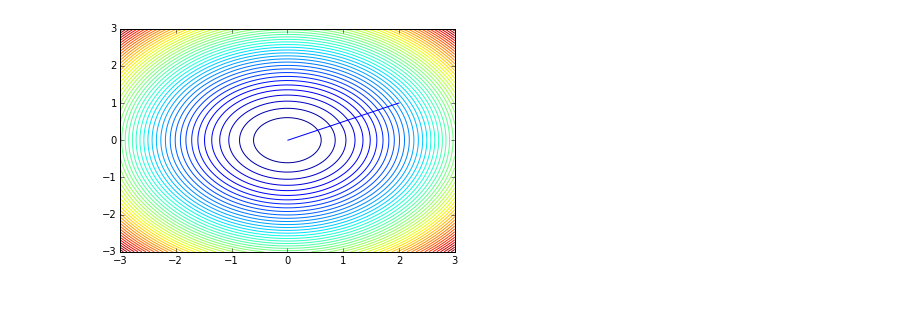
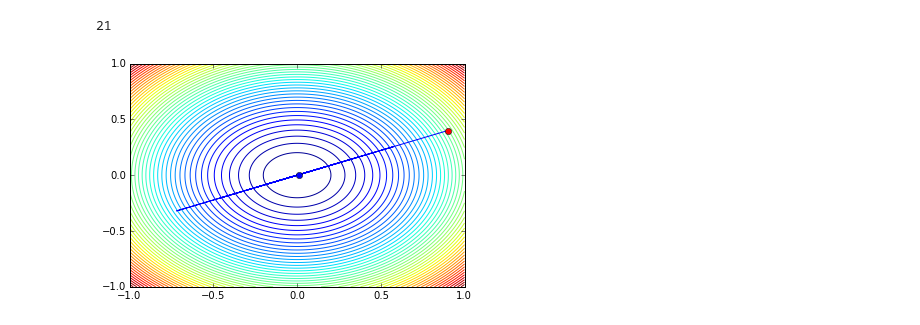
Before and after one commit to sebmart/6.867MachineLearning, a Jupyter notebook: Gradient Descent.ipynb, the cells around one changed output. Cells and saved outputs as stored; diff of their text form; code cells hidden in the pictures.

Commit message:
Finished Q1 & Q2
Still need to work on the figure legends.

```diff
--- a/Gradient Descent.ipynb
+++ b/Gradient Descent.ipynb
@@ -5,18 +6,32 @@ import matplotlib.pyplot as plt
 # %%
 def f(x):
-    y = x[0]**2 + x[1]**2
+    y = float(x[0])**2 + float(x[1])**2
     return y
+def f2(x):
+    y = 10*x[0]**2 + 10*x[1]**2
+    return y
+def gradf2(x):
+    g = np.array([20*x[0], 20*x[1]])
+    return g
 def h(x):
     y = (x[0]+2)**2 + (x[1]+4)**2 + (x[0]-3)**2 + (x[0]-2)**2
     return y
-def normal2D(x):
-    y = np.exp(-(x[0]**2 + x[1]**2)/2)
+def normal(x):
+    y = -np.exp(-(x[0]**2 + x[1]**2)/2)
     return y
 def normals(x):
     y = -np.exp(-(x[0]**2 + x[1]**2)/2) - np.exp(-((x[0]-3)**2 + (x[1]-3)**2)/2)
     return y
+def gradnormals(x):
+    y0 = x[0]*np.exp(-(x[0]**2 + x[1]**2)/2) + (x[0] - 3) *np.exp(-((x[0]-3)**2 + (x[1]-3)**2)/2)
+    y1 = x[1]*np.exp(-(x[0]**2 + x[1]**2)/2) + (x[1] - 3) *np.exp(-((x[0]-3)**2 + (x[1]-3)**2)/2)
+    y = np.array([y0, y1])
+    return y
 def nonconvex(x):
     y = x[0] * x[1]
+    return y
+def gradnonconvex(x):
+    y = np.array([x[1], x[0]])
     return y
 def g(x):
     y = x[0]**2 + x[1]**2 + x[2]**2
@@ -37,3 +52,8 @@ def gradient(f,x,epsilon):
     for i in range(len(x)):
         grad[i] = derivative(f, x, i, epsilon)
     return grad
+# %%
+x = np.array([1.,2.])
+print gradient(normal, x, 0.01)
+print gradient(f, x, 0.01)
+print gradient(nonconvex, x, 0.01)
@@ -121,11 +204,15 @@ plt.savefig("Figures/Q1/normals.png", dpi = 100)
 # %%
 fig = plt.figure()
-x = np.array([2.,1.])
-GD = gradientDescent(f,x,0.2,0.001,1000)
+x = np.array([0.9,0.4])
+GD = gradientDescent2(f2, gradf2,x,0.09,0.001,1000)
 plt.plot(GD[:,0],GD[:,1])
-X,Y,Z = computeZ(f,-3.,3.)
-plt.contour(X,Y,Z,np.linspace(0,18,50))
+plt.plot(GD[-1:,0],GD[-1:,1], marker = "o", color = "blue")
+plt.plot(GD[0,0],GD[0,1], marker = "o", color = "red")
+X,Y,Z = computeZ(f2,-1.,1.)
+plt.contour(X,Y,Z,np.linspace(0,20,50))
 #plt.show()
-plt.savefig("Figures/Q1/bowl.png", dpi = 100)
+plt.savefig("Figures/Q1/bowl4.png", dpi = 100)
+print len(GD)
 # %% [output]
+21
-[figure, old version]
+[figure, new version]
```
Also changed, not shown: parts of 16 cells of this notebook, 31 other files.
